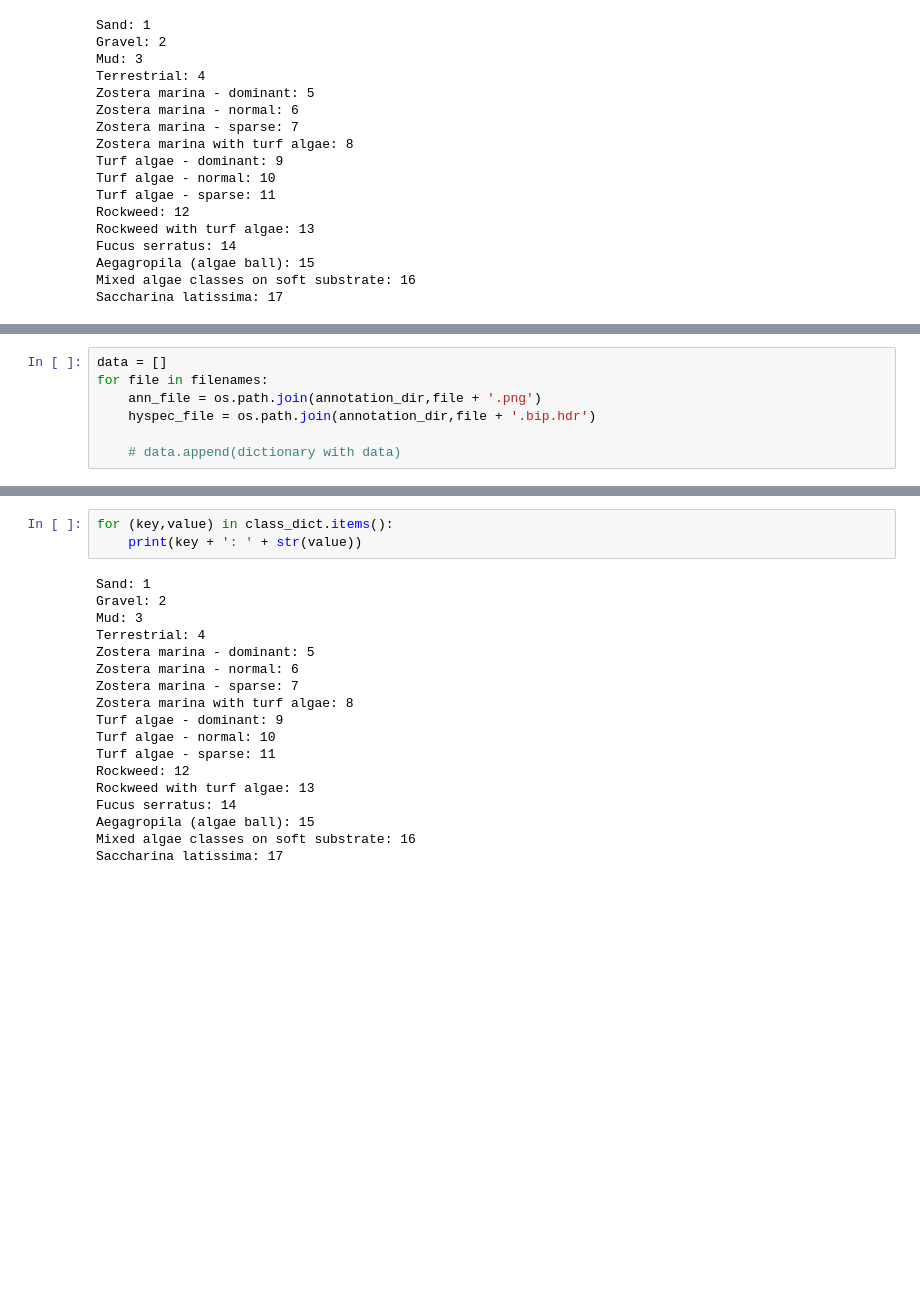
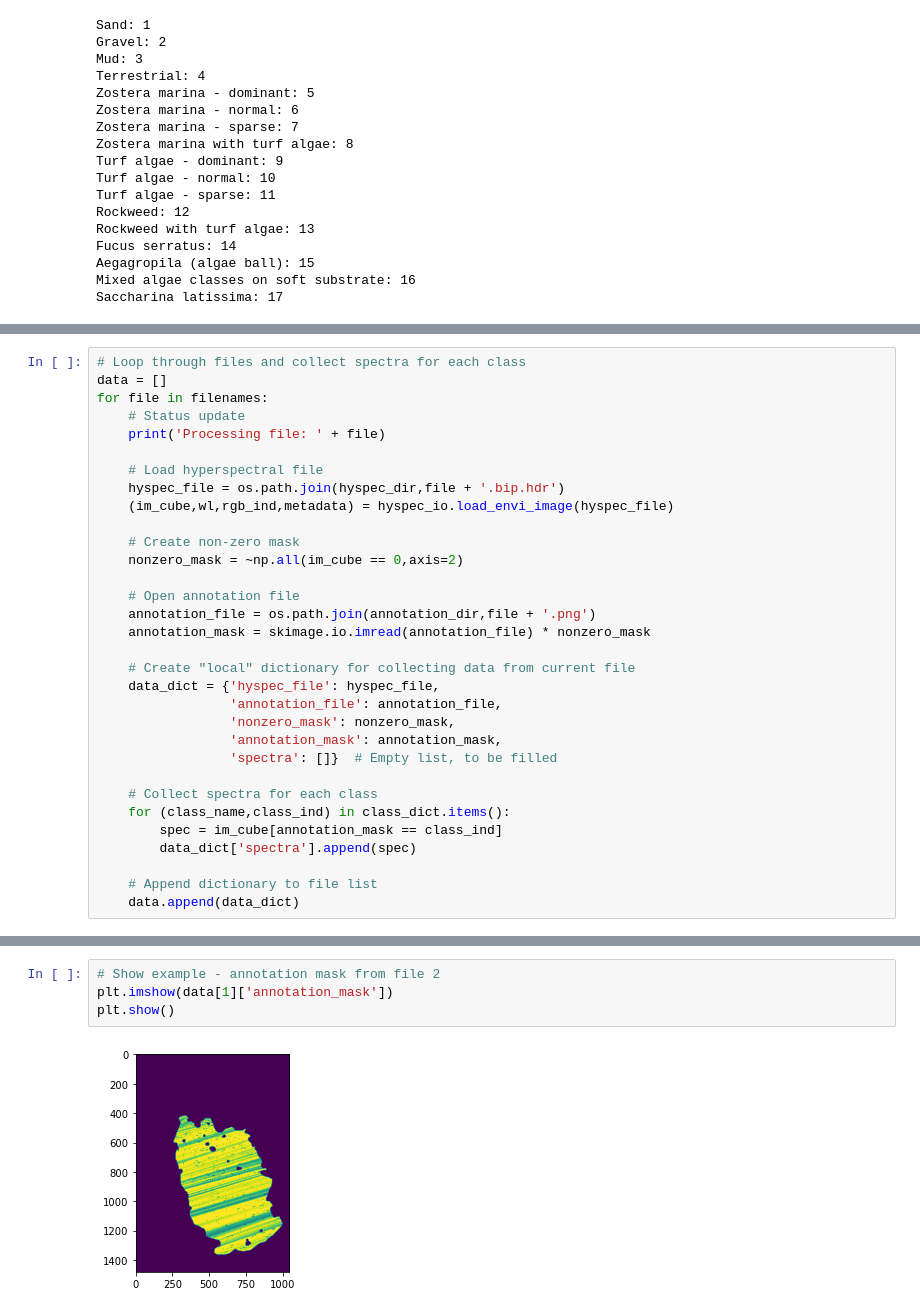
Before and after one commit to mh-skjelvareid/massimal, a Jupyter notebook: dataset_specific/20210825_Olberg/20210825_OlbergAreaS_CollectAnnotatedPixels.ipynb, the cells around one changed output, grey strips where cells are left out. Cells and saved outputs as stored; diff of their text form; blank space fills up the shorter version.

```diff
--- a/dataset_specific/20210825_Olberg/20210825_OlbergAreaS_CollectAnnotatedPixels.ipynb
+++ b/dataset_specific/20210825_Olberg/20210825_OlbergAreaS_CollectAnnotatedPixels.ipynb
@@ -92,8 +70,33 @@ test_list
 # %%
+# Loop through files and collect spectra for each class
 data = []
 for file in filenames:
-    ann_file = os.path.join(annotation_dir,file + '.png')
-    hyspec_file = os.path.join(annotation_dir,file + '.bip.hdr')
+    # Status update
+    print('Processing file: ' + file)
 
-    # data.append(dictionary with data)
+    # Load hyperspectral file
+    hyspec_file = os.path.join(hyspec_dir,file + '.bip.hdr')
+    (im_cube,wl,rgb_ind,metadata) = hyspec_io.load_envi_image(hyspec_file)
+
+    # Create non-zero mask
+    nonzero_mask = ~np.all(im_cube == 0,axis=2)
+
+    # Open annotation file
+    annotation_file = os.path.join(annotation_dir,file + '.png')
+    annotation_mask = skimage.io.imread(annotation_file) * nonzero_mask
+
+    # Create "local" dictionary for collecting data from current file
+    data_dict = {'hyspec_file': hyspec_file,
+                 'annotation_file': annotation_file,
+                 'nonzero_mask': nonzero_mask,
+                 'annotation_mask': annotation_mask,
+                 'spectra': []}  # Empty list, to be filled
+
+    # Collect spectra for each class
+    for (class_name,class_ind) in class_dict.items():
+        spec = im_cube[annotation_mask == class_ind]
+        data_dict['spectra'].append(spec)
+
+    # Append dictionary to file list
+    data.append(data_dict)
 # %% [output]
@@ -113,21 +116,6 @@ for file in filenames:
-# %%
-for (key,value) in class_dict.items():
-    print(key + ': ' + str(value))
-# %% [output]
-Sand: 1
-Gravel: 2
-Mud: 3
-Terrestrial: 4
-Zostera marina - dominant: 5
-Zostera marina - normal: 6
-Zostera marina - sparse: 7
-Zostera marina with turf algae: 8
-Turf algae - dominant: 9
-Turf algae - normal: 10
-Turf algae - sparse: 11
-Rockweed: 12
-Rockweed with turf algae: 13
-Fucus serratus: 14
-Aegagropila (algae ball): 15
-Mixed algae classes on soft substrate: 16
-Saccharina latissima: 17
+# %%
+# Show example - annotation mask from file 2
+plt.imshow(data[1]['annotation_mask'])
+plt.show()
+# %% [output]
+[figure, added]
```
Also changed, not shown: parts of 9 cells of this notebook.
